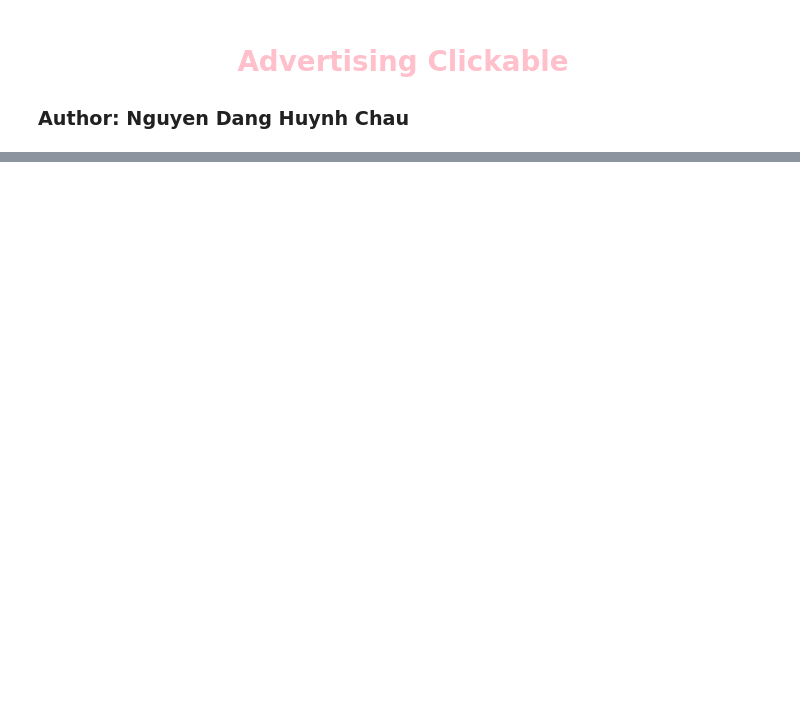
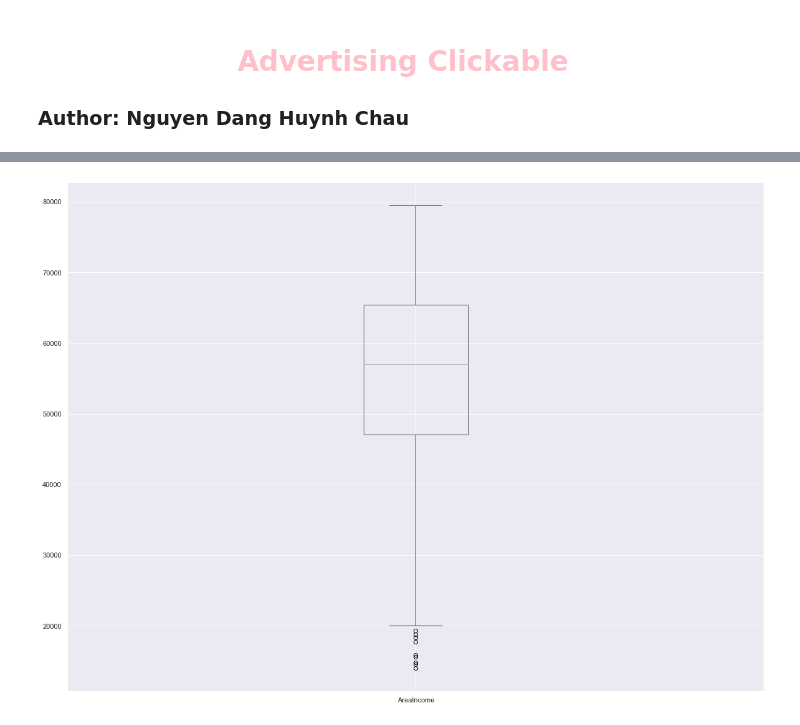
Before and after one commit to ChauHuynh1/DataScience, a Jupyter notebook: MarketingPrice/AdvertisingBudget.ipynb, the cells around one changed output, grey strips where cells are left out. Cells and saved outputs as stored; diff of their text form; code cells hidden in the pictures; blank space fills up the shorter version.

```diff
--- a/MarketingPrice/AdvertisingBudget.ipynb
+++ b/MarketingPrice/AdvertisingBudget.ipynb
@@ -122,0 +465,4 @@
+# %%
+df.boxplot('AreaIncome');
+# %% [output]
+[figure, added]
```
Also changed, not shown: parts of 29 cells of this notebook, 8 other files.
